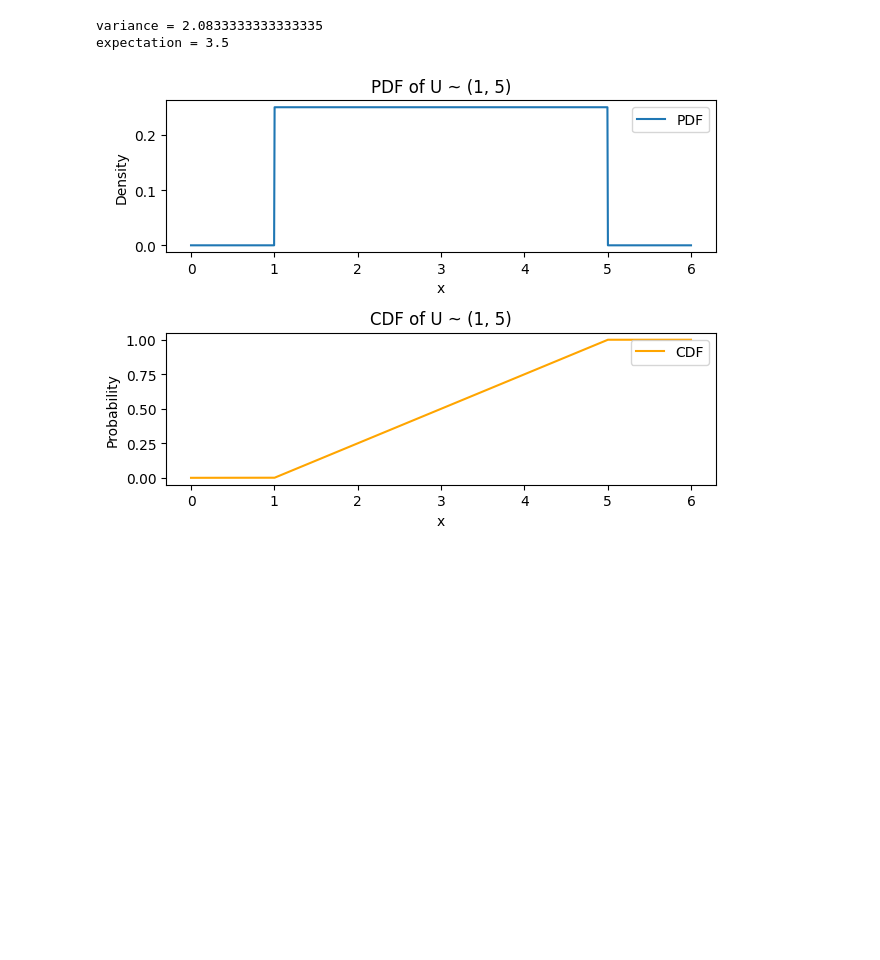
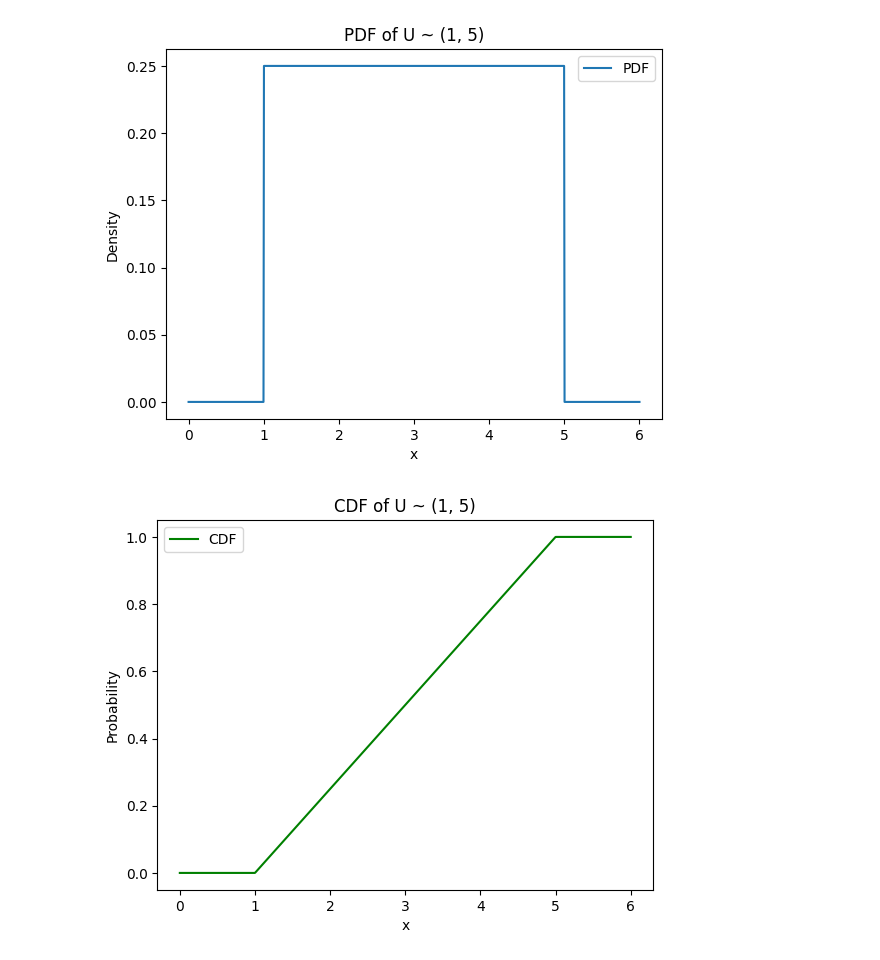
Before and after one commit to YahiaNaiem/Math5_project, a Jupyter notebook: Cont_uniform.ipynb, the cells around one changed output. Cells and saved outputs as stored; diff of their text form; code cells hidden in the pictures; blank space fills up the shorter version.

Commit message:
Encapsulating the plottings inside functions

```diff
--- a/Cont_uniform.ipynb
+++ b/Cont_uniform.ipynb
@@ -1,55 +1,54 @@
 # %%
 import numpy as np
 import matplotlib.pyplot as plt
-from scipy.stats import uniform
 
 # Parameters for the continuous uniform distribution
 a = 1
 b = 5
 
 # Define the PDF of the continuous uniform distribution
 def continuous_uniform_pdf(x, a, b):
     return np.where((a <= x) & (x <= b), 1 / (b - a), 0)
 
 # Define the CDF of the continuous uniform distribution
 def continuous_uniform_cdf(x, a, b):
     return np.where(x < a, 0, np.where(x <= b, (x - a) / (b - a), 1))
 
 # Variance of continuous uniform distribution
 def continuous_uniform_variance(a, b):
     return ((b - a)**2) / 12
 
 # Expectation (mean) of continuous uniform distribution
 def continuous_uniform_expectation(a, b):
     return (a + b) / 2
 
-# Generate a range of x values for plotting
-x_values = np.linspace(0, 6, 1000)
+def plot_continuous_uniform_pdf(a, b):
+    # Generate a range of x values for plotting
+    x_values = np.linspace(0, 6, 1000)
 
-# Print variance and expectation
-print("variance =", variance)
-print("expectation =", expectation)
+    # Plot Probability Density Function (PDF)
+    plt.plot(x_values, continuous_uniform_pdf(x_values, a, b), label='PDF')
+    plt.title(f'PDF of U ~ ({a}, {b})')
+    plt.xlabel('x')
+    plt.ylabel('Density')
+    plt.legend()
+    plt.show()
 
-# Plot Probability Density Function (PDF)
-plt.subplot(2, 1, 1)
-plt.plot(x_values, continuous_uniform_pdf(x_values, a, b), label='PDF')
-plt.title(f'PDF of U ~ ({a}, {b})')
-plt.xlabel('x')
-plt.ylabel('Density')
-plt.legend()
+def plot_continuous_uniform_cdf(a, b):
+    # Generate a range of x values for plotting
+    x_values = np.linspace(0, 6, 1000)
 
-# Plot Cumulative Distribution Function (CDF)
-plt.subplot(2, 1, 2)
-plt.plot(x_values, continuous_uniform_cdf(x_values, a, b), label='CDF', color='orange')
-plt.title(f'CDF of U ~ ({a}, {b})')
-plt.xlabel('x')
-plt.ylabel('Probability')
-plt.legend()
+    # Plot Cumulative Distribution Function (CDF) in green
+    plt.plot(x_values, continuous_uniform_cdf(x_values, a, b), label='CDF', color='green')
+    plt.title(f'CDF of U ~ ({a}, {b})')
+    plt.xlabel('x')
+    plt.ylabel('Probability')
+    plt.legend()
+    plt.show()
 
-# Adjust layout and show the plots
-plt.tight_layout()
-plt.show()
+# Call the plotting functions
+plot_continuous_uniform_pdf(a, b)
+plot_continuous_uniform_cdf(a, b)
 # %% [output]
-variance = 2.0833333333333335
-expectation = 3.5
-[figure, old version]
+[figure, new version]
+[figure, added]
```
Also changed, not shown: 2 other files.
